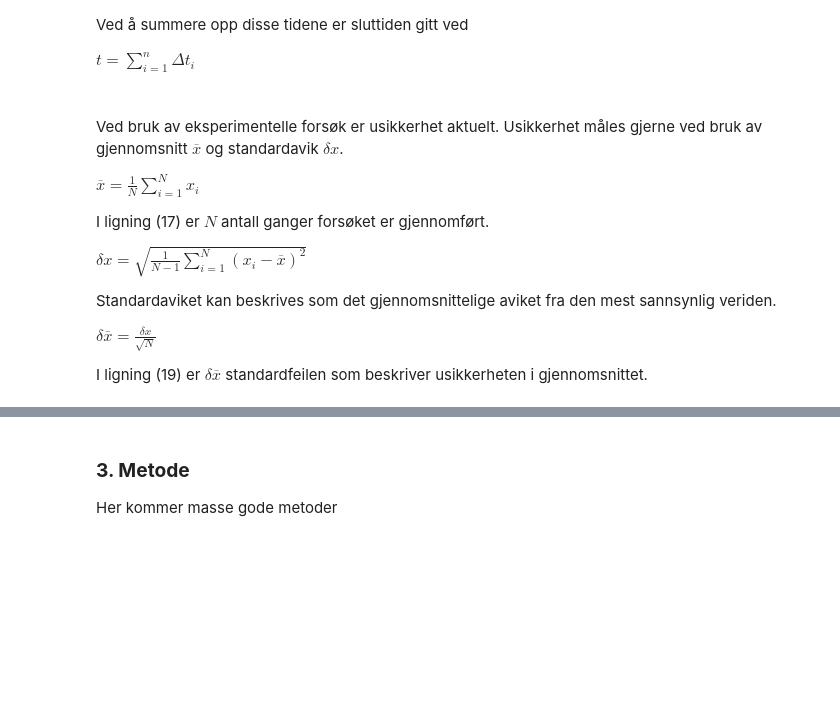
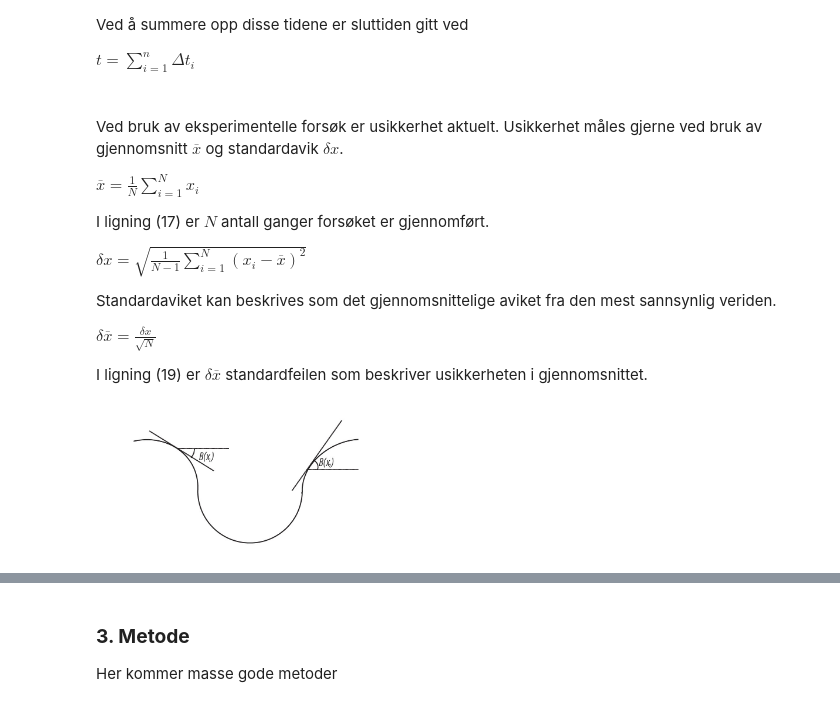
Before and after one commit to Ola-HH/TFY4107-209-2, a Jupyter notebook: Rapport.ipynb, the cells around one changed output, grey strips where cells are left out. Drawn from its saved outputs; the diff is of its cells as text; code cells hidden in the pictures; blank space fills up the shorter version.

Commit message:
Figurer teori

```diff
--- a/Rapport.ipynb
+++ b/Rapport.ipynb
@@ -130,3 +130,8 @@ $\begin{equation}
 \end{equation}$
 
 I ligning (19) er $\delta \overline{x}$ standardfeilen som beskriver usikkerheten i gjennomsnittet.
+# %%
+from IPython import display
+display.Image("C:/Fysikklab/TFY4107-209-2/b(x).jpg", width=300)
+# %% [output]
+[figure, added]
```
Also changed, not shown: parts of 3 cells of this notebook, 3 other files.
